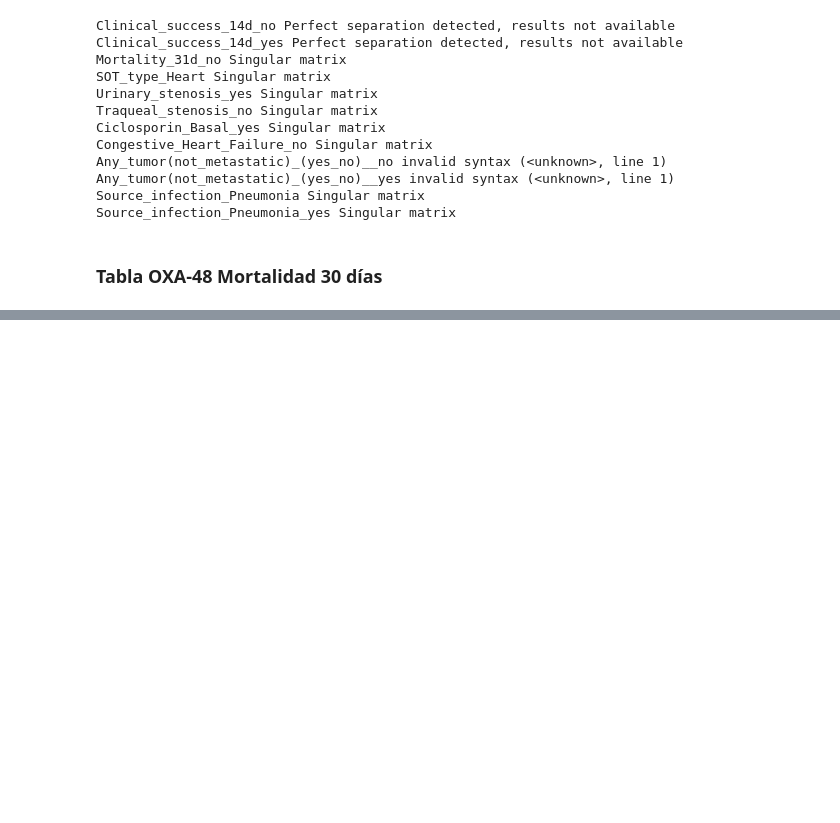
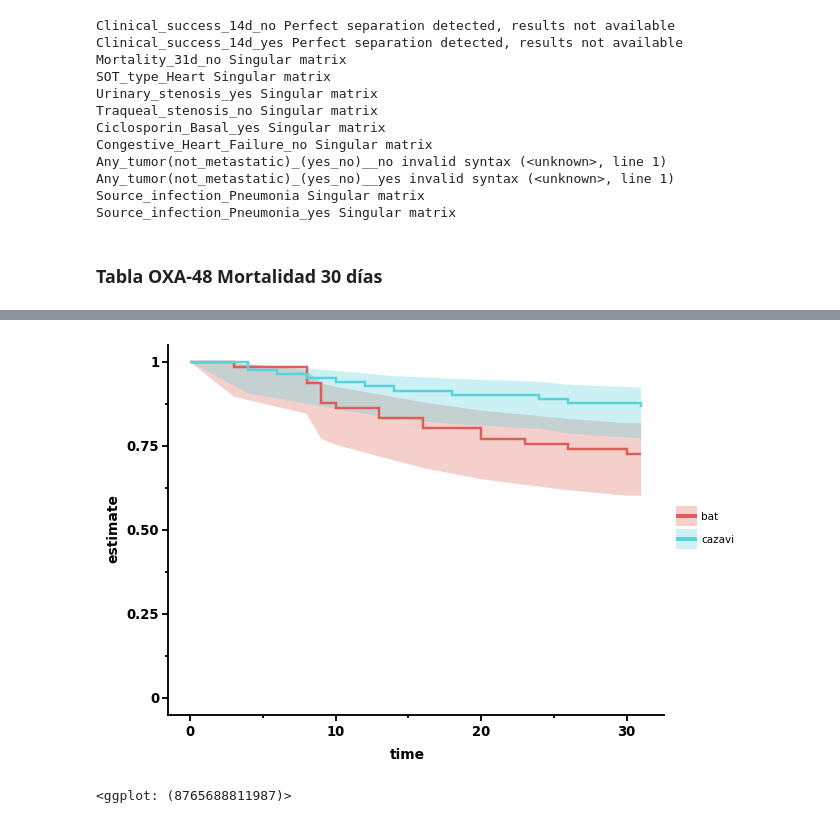
Before and after one commit to JuantonioMS/pystats_utils_base, a Jupyter notebook: test.ipynb, the cells around one changed output, grey strips where cells are left out. Drawn from its saved outputs; the diff is of its cells as text; code cells hidden in the pictures; blank space fills up the shorter version.

```diff
--- a/test.ipynb
+++ b/test.ipynb
@@ -946,0 +1000,15 @@ result.to_excel("tabla_oxa_m30d_raw.xlsx")
+# %%
+dat1 = pd.DataFrame({"time"     : list(k.survival_function_["KM_estimate"].index),
+                     "estimate" : list(k.survival_function_["KM_estimate"]),
+                     "min"      : list(k.confidence_interval_["KM_estimate_lower_0.95"]),
+                     "max"      : list(k.confidence_interval_["KM_estimate_upper_0.95"]),
+                     "class" : ["cazavi"] * len(list(k.survival_function_["KM_estimate"]))})
+
+dat2 = pd.DataFrame({"time"     : list(c.survival_function_["KM_estimate"].index),
+                     "estimate" : list(c.survival_function_["KM_estimate"]),
+                     "min"      : list(c.confidence_interval_["KM_estimate_lower_0.95"]),
+                     "max"      : list(c.confidence_interval_["KM_estimate_upper_0.95"]),
+                     "class" : ["bat"] * len(list(c.survival_function_["KM_estimate"]))})
+
+data = pd.concat([dat1, dat2], axis = 0)
+data
@@ -946,0 +1033,13 @@ result.to_excel("tabla_oxa_m30d_raw.xlsx")
+# %%
+from plotnine import *
+from plotnine_prism import *
+
+plot = (ggplot() +
+        geom_ribbon(data, aes(x = "time", ymin = "min", ymax = "max", fill = "class"), alpha = 0.3) +
+        geom_step(data, aes(x = "time", y = "estimate", colour = "class"), size = 1) +
+        ylim(0, 1) +
+        theme_prism())
+plot
+# %% [output]
+[figure, added]
+<ggplot: (8765688811987)>
```
Also changed, not shown: parts of 4 cells of this notebook, 8 other files.
